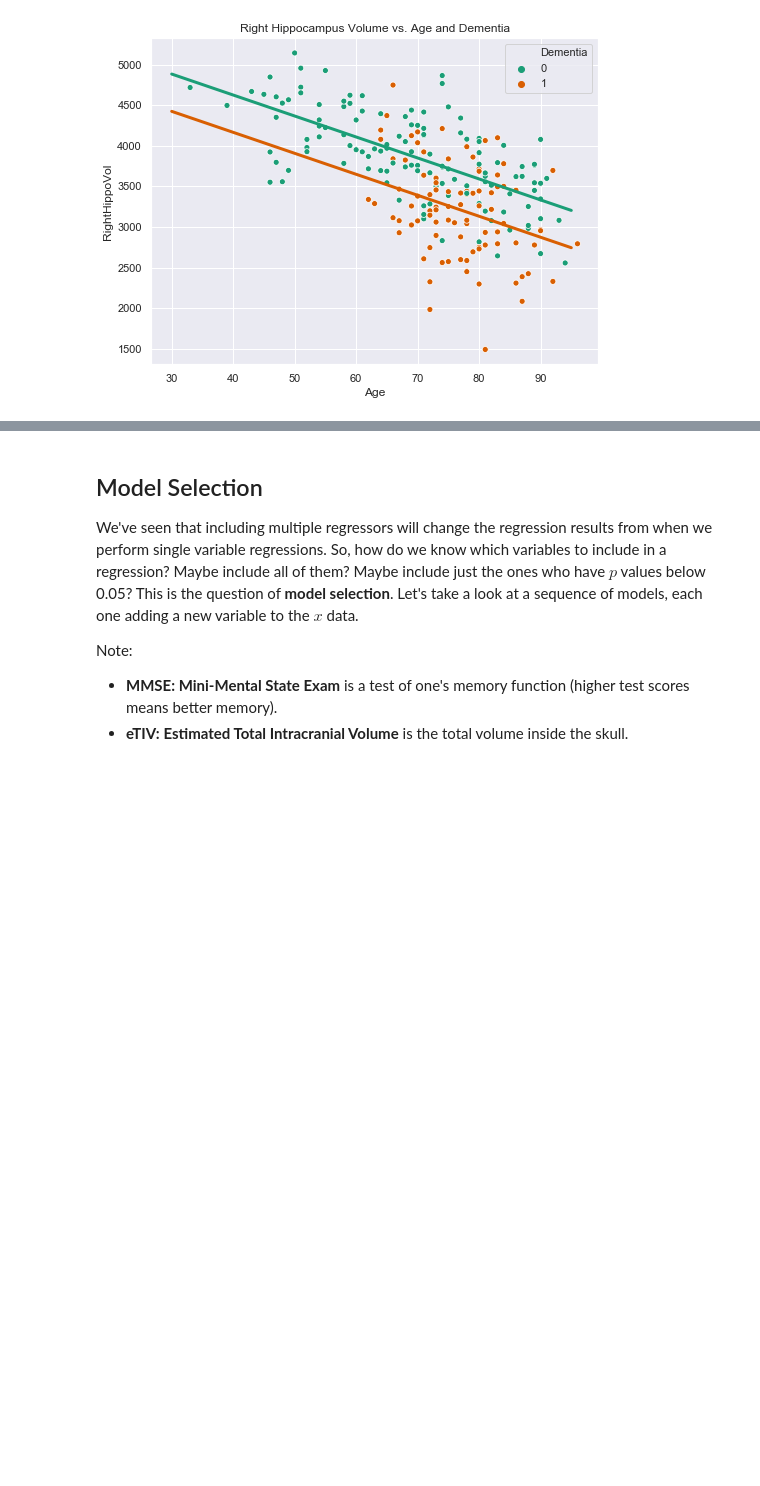
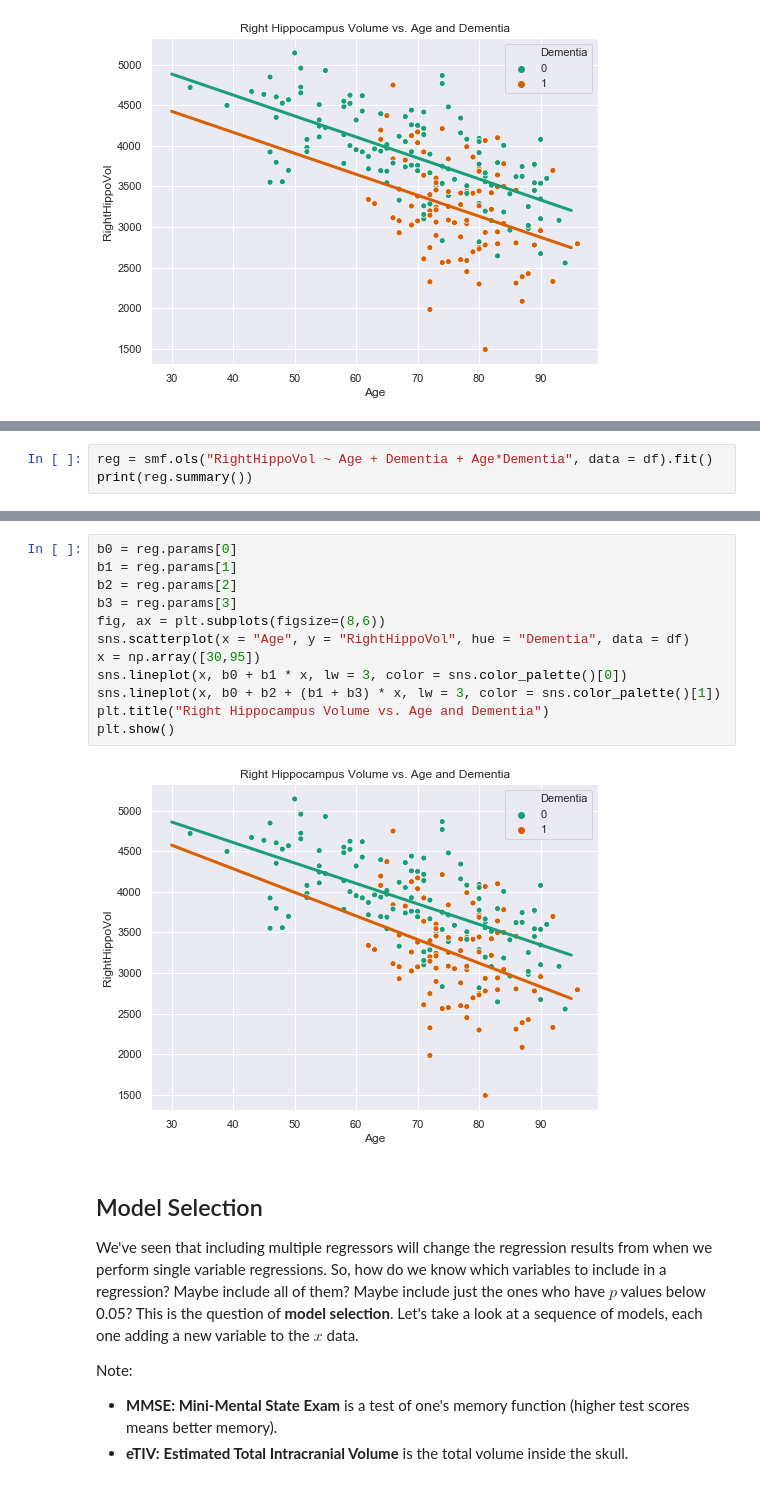
Before and after one commit to tomfletcher/FoDA, a Jupyter notebook: examples/MultipleLinearRegression.ipynb, the cells around one changed output, grey strips where cells are left out. Drawn from its saved outputs; the diff is of its cells as text; blank space fills up the shorter version.

```diff
--- a/examples/MultipleLinearRegression.ipynb
+++ b/examples/MultipleLinearRegression.ipynb
@@ -212,0 +237,3 @@ plt.show()
+# %%
+reg = smf.ols("RightHippoVol ~ Age + Dementia + Age*Dementia", data = df).fit()
+print(reg.summary())
@@ -213,3 +258,17 @@ plt.show()
+# %%
+b0 = reg.params[0]
+b1 = reg.params[1]
+b2 = reg.params[2]
+b3 = reg.params[3]
+fig, ax = plt.subplots(figsize=(8,6))
+sns.scatterplot(x = "Age", y = "RightHippoVol", hue = "Dementia", data = df)
+x = np.array([30,95])
+sns.lineplot(x, b0 + b1 * x, lw = 3, color = sns.color_palette()[0])
+sns.lineplot(x, b0 + b2 + (b1 + b3) * x, lw = 3, color = sns.color_palette()[1])
+plt.title("Right Hippocampus Volume vs. Age and Dementia")
+plt.show()
+# %% [output]
+[figure, added]
 # %% [markdown]
 ## Model Selection
 
```
Also changed, not shown: parts of 12 cells of this notebook.
